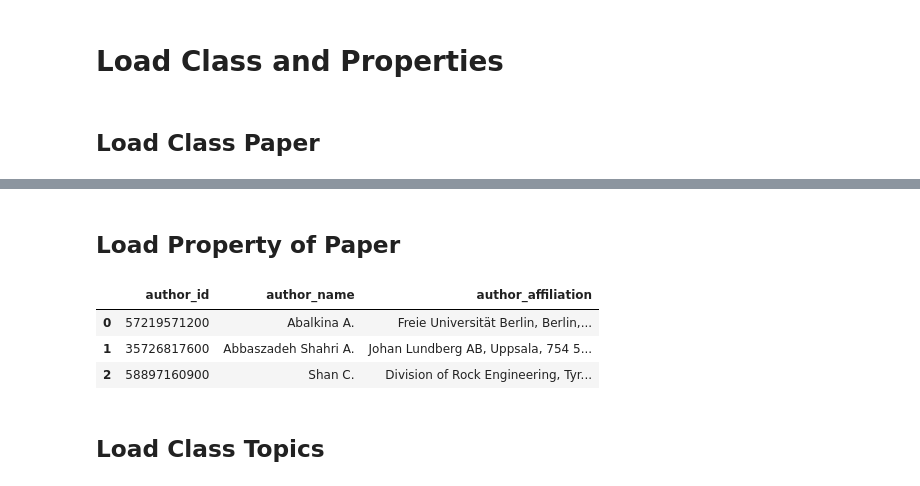
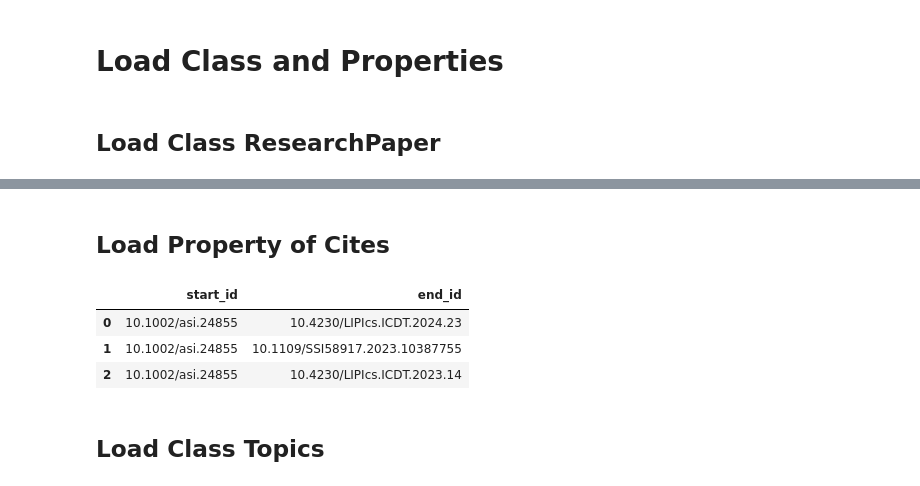
Before and after one commit to Ziyong-Zhang/SDM_lab2, a Jupyter notebook: scripts/SDM_Lab2_Abox.ipynb, the cells around one changed output, grey strips where cells are left out. Saved outputs shown, nothing was run; the diff lists cells and outputs as text; code cells hidden in the pictures.

```diff
--- a/scripts/SDM_Lab2_Abox.ipynb
+++ b/scripts/SDM_Lab2_Abox.ipynb
@@ -100,7 +86,7 @@ keywords
 # %% [markdown]
 # Load Class and Properties
 # %% [markdown]
-## Load Class Paper
+## Load Class ResearchPaper
 # %%
 dataframes['paper'].head(3)
 # %% [output]
@@ -130,11 +116,11 @@ def process_papers(df):
 
 process_papers(dataframes['paper'])
 # %% [markdown]
-## Load Property of Paper
+## Load Property of Cites
 # %%
-dataframes['authors'].head(3)
+dataframes['paper_cite_paper'].head(3)
 # %% [output]
-|  | author_id | author_name | author_affiliation |
-| 0 | 57219571200 | Abalkina A. | Freie Universität Berlin, Berlin,... |
-| 1 | 35726817600 | Abbaszadeh Shahri A. | Johan Lundberg AB, Uppsala, 754 5... |
-| 2 | 58897160900 | Shan C. | Division of Rock Engineering, Tyr... |
+|  | start_id | end_id |
+| 0 | 10.1002/asi.24855 | 10.4230/LIPIcs.ICDT.2024.23 |
+| 1 | 10.1002/asi.24855 | 10.1109/SSI58917.2023.10387755 |
+| 2 | 10.1002/asi.24855 | 10.4230/LIPIcs.ICDT.2023.14 |
```
Also changed, not shown: parts of 14 cells of this notebook.
